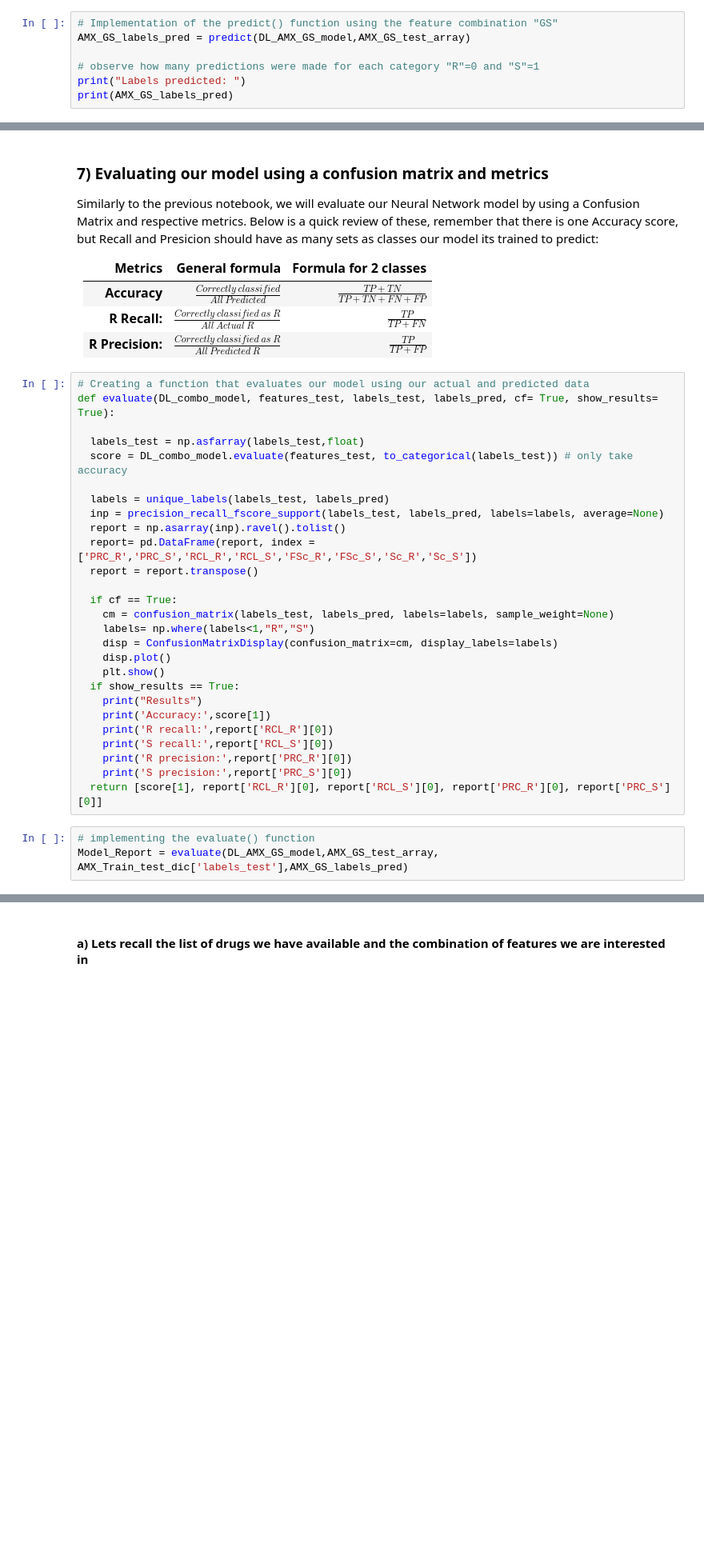
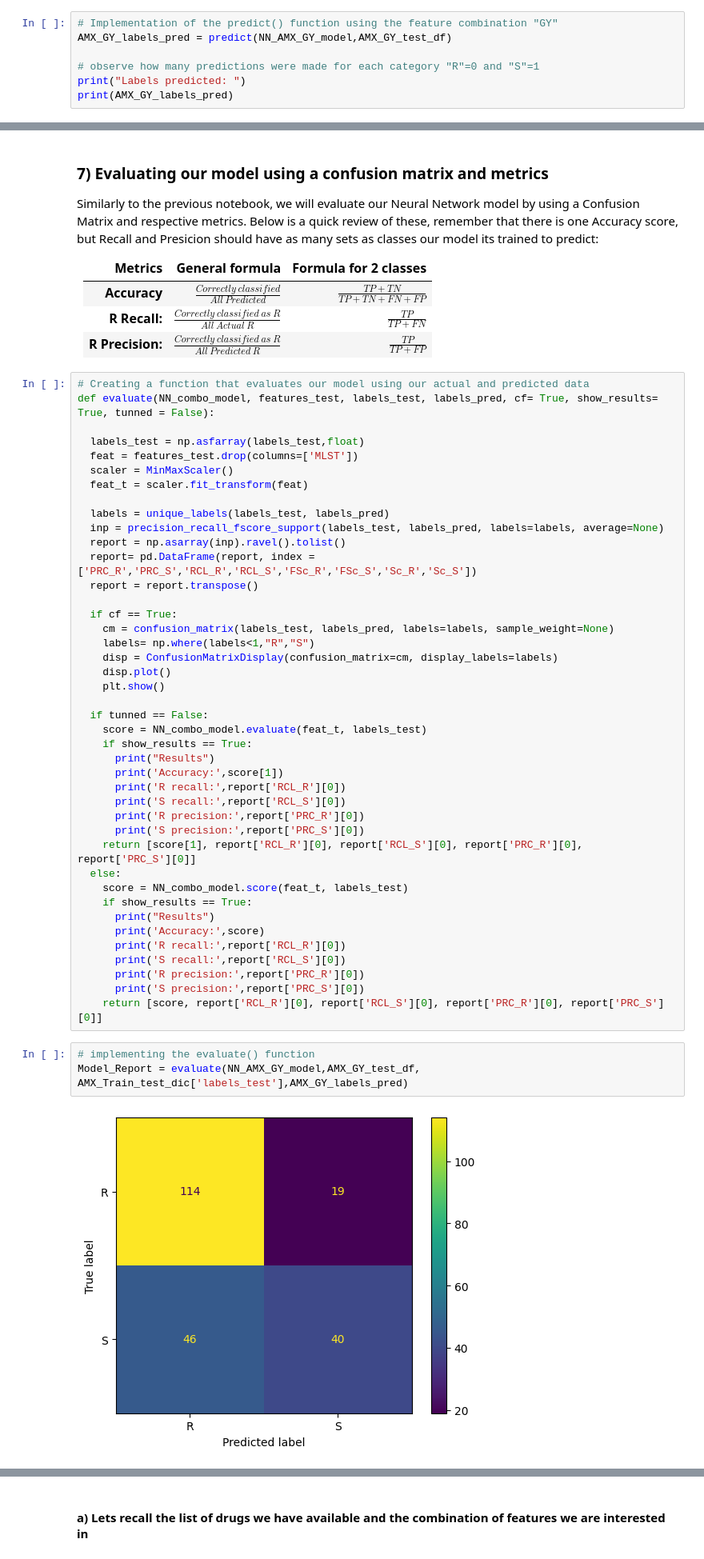
Before and after one commit to Lucy-Moctezuma/ML-Tutorial-for-Antibiotic-Resistance-Predictions-for-E.-Coli, a Jupyter notebook: 5)_Neural_Network.ipynb, the cells around one changed output, grey strips where cells are left out. Shown at 80% size. Saved outputs shown, nothing was run; the diff lists cells and outputs as text; blank space fills up the shorter version.

```diff
--- a/5)_Neural_Network.ipynb
+++ b/5)_Neural_Network.ipynb
@@ -442,7 +542,7 @@ Remember that 0 means **Resistant (R)** and 1 means **Susceptible (S)**
 # %%
-# Implementation of the predict() function using the feature combination "GS"
-AMX_GS_labels_pred = predict(DL_AMX_GS_model,AMX_GS_test_array)
+# Implementation of the predict() function using the feature combination "GY"
+AMX_GY_labels_pred = predict(NN_AMX_GY_model,AMX_GY_test_df)
 
 # observe how many predictions were made for each category "R"=0 and "S"=1
 print("Labels predicted: ")
-print(AMX_GS_labels_pred)
+print(AMX_GY_labels_pred)
@@ -458,10 +567,12 @@ Similarly to the previous notebook, we will evaluate our Neural Network model by
 |<font size=3>**R Precision:**|<font size=3>$\frac{Correctly \ classified \ as \ R}{All \ Predicted \ R}$|<font size=3>$\frac{TP}{TP + FP}$|
 # %%
 # Creating a function that evaluates our model using our actual and predicted data
-def evaluate(DL_combo_model, features_test, labels_test, labels_pred, cf= True, show_results= True):
+def evaluate(NN_combo_model, features_test, labels_test, labels_pred, cf= True, show_results= True, tunned = False):
 
   labels_test = np.asfarray(labels_test,float)
-  score = DL_combo_model.evaluate(features_test, to_categorical(labels_test)) # only take accuracy
+  feat = features_test.drop(columns=['MLST'])
+  scaler = MinMaxScaler()
+  feat_t = scaler.fit_transform(feat)
 
   labels = unique_labels(labels_test, labels_pred)
   inp = precision_recall_fscore_support(labels_test, labels_pred, labels=labels, average=None)
@@ -475,14 +586,29 @@ def evaluate(DL_combo_model, features_test, labels_test, labels_pred, cf= True,
     disp = ConfusionMatrixDisplay(confusion_matrix=cm, display_labels=labels)
     disp.plot()
     plt.show()
-  if show_results == True:
-    print("Results")
-    print('Accuracy:',score[1])
-    print('R recall:',report['RCL_R'][0])
-    print('S recall:',report['RCL_S'][0])
-    print('R precision:',report['PRC_R'][0])
-    print('S precision:',report['PRC_S'][0])
-  return [score[1], report['RCL_R'][0], report['RCL_S'][0], report['PRC_R'][0], report['PRC_S'][0]]
+
+  if tunned == False:
+    score = NN_combo_model.evaluate(feat_t, labels_test)
+    if show_results == True:
+      print("Results")
+      print('Accuracy:',score[1])
+      print('R recall:',report['RCL_R'][0])
+      print('S recall:',report['RCL_S'][0])
+      print('R precision:',report['PRC_R'][0])
+      print('S precision:',report['PRC_S'][0])
+    return [score[1], report['RCL_R'][0], report['RCL_S'][0], report['PRC_R'][0], report['PRC_S'][0]]
+  else:
+    score = NN_combo_model.score(feat_t, labels_test)
+    if show_results == True:
+      print("Results")
+      print('Accuracy:',score)
+      print('R recall:',report['RCL_R'][0])
+      print('S recall:',report['RCL_S'][0])
+      print('R precision:',report['PRC_R'][0])
+      print('S precision:',report['PRC_S'][0])
+    return [score, report['RCL_R'][0], report['RCL_S'][0], report['PRC_R'][0], report['PRC_S'][0]]
 # %%
 # implementing the evaluate() function
-Model_Report = evaluate(DL_AMX_GS_model,AMX_GS_test_array, AMX_Train_test_dic['labels_test'],AMX_GS_labels_pred)
+Model_Report = evaluate(NN_AMX_GY_model,AMX_GY_test_df, AMX_Train_test_dic['labels_test'],AMX_GY_labels_pred)
+# %% [output]
+[figure, added]
```
Also changed, not shown: parts of 54 cells of this notebook.
